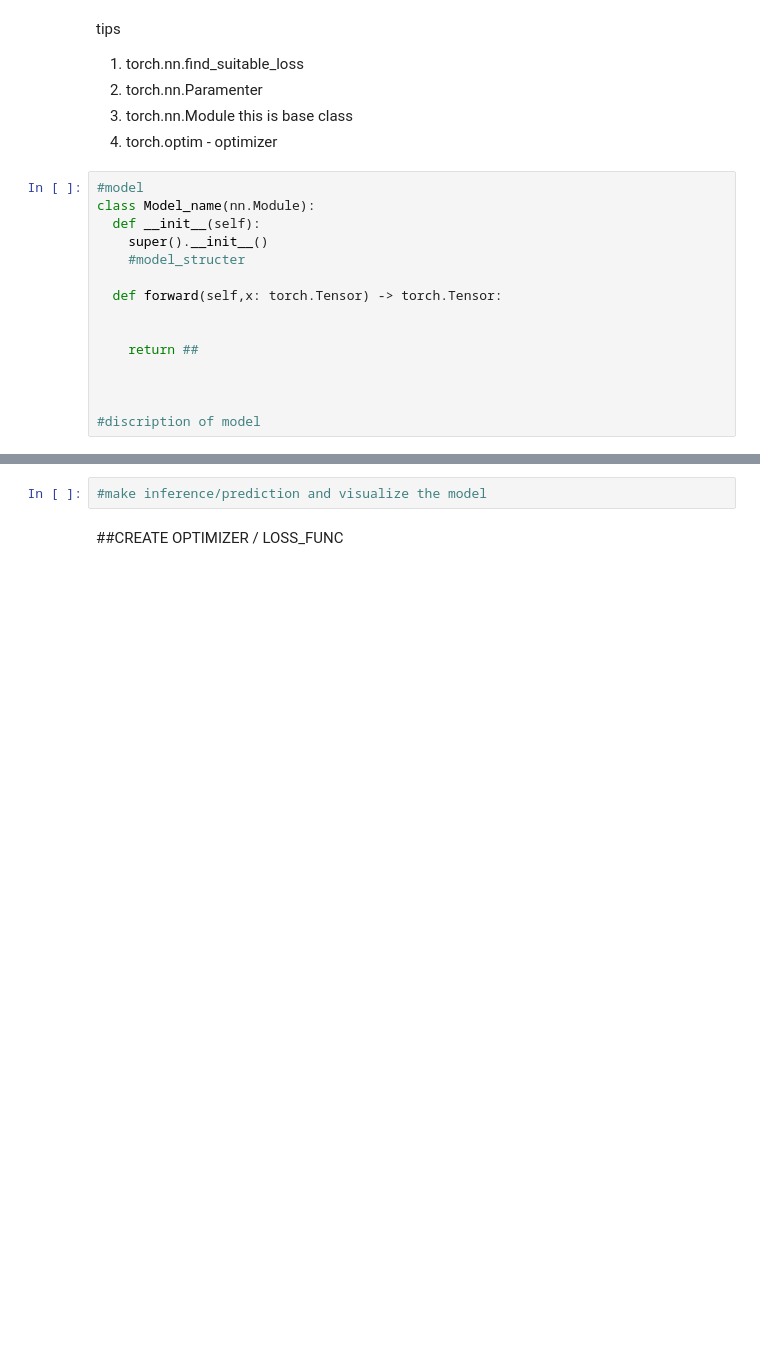
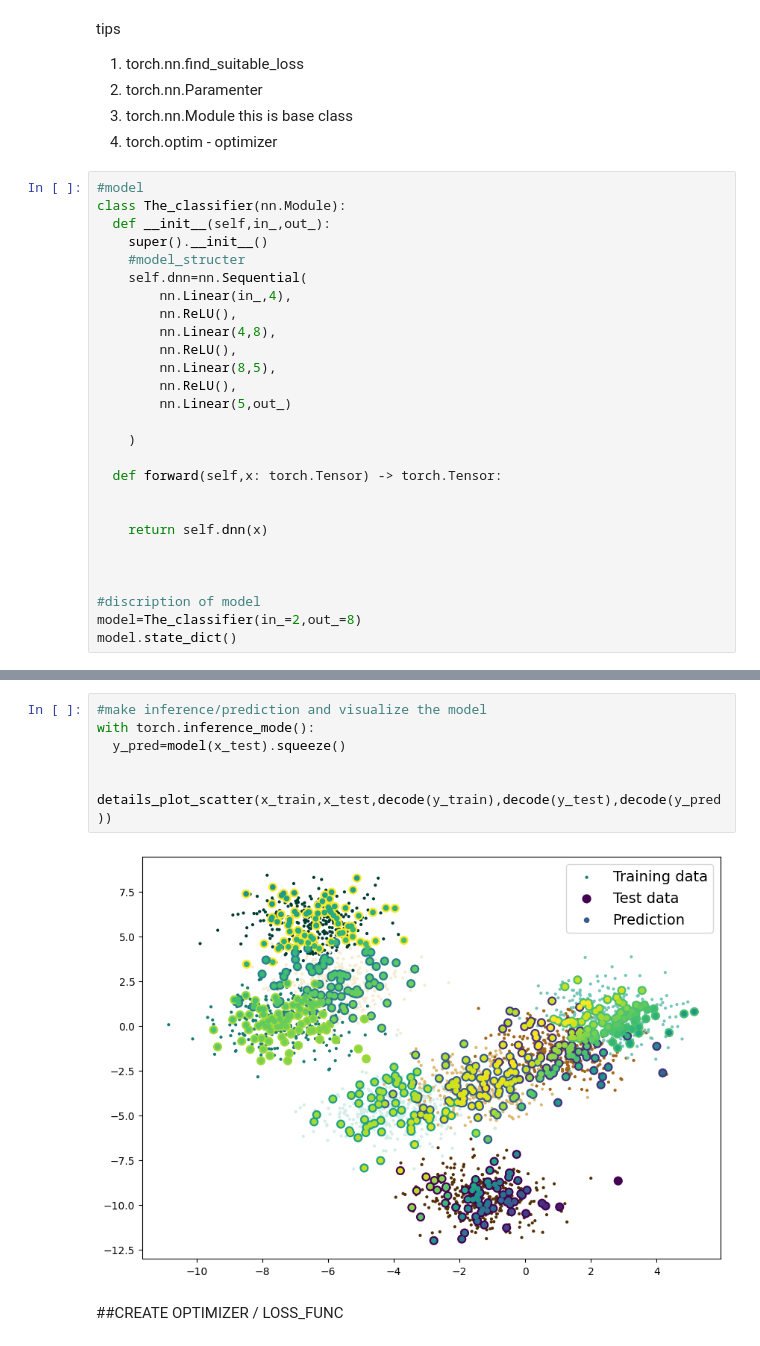
Before and after one commit to AhamedShimak/My-AI-Projects, a Jupyter notebook: multi_class_classifier_using_dnn.ipynb, the cells around one changed output, grey strips where cells are left out. Drawn from its saved outputs; the diff is of its cells as text; blank space fills up the shorter version.

```diff
--- a/multi_class_classifier_using_dnn.ipynb
+++ b/multi_class_classifier_using_dnn.ipynb
@@ -171,16 +206,28 @@ tips
 4. torch.optim - optimizer
 # %%
 #model
-class Model_name(nn.Module):
-  def __init__(self):
+class The_classifier(nn.Module):
+  def __init__(self,in_,out_):
     super().__init__()
     #model_structer
+    self.dnn=nn.Sequential(
+        nn.Linear(in_,4),
+        nn.ReLU(),
+        nn.Linear(4,8),
+        nn.ReLU(),
+        nn.Linear(8,5),
+        nn.ReLU(),
+        nn.Linear(5,out_)
+
+    )
 
   def forward(self,x: torch.Tensor) -> torch.Tensor:
 
 
-    return ##
+    return self.dnn(x)
 
 
 
 #discription of model
+model=The_classifier(in_=2,out_=8)
+model.state_dict()
@@ -187,5 +252,12 @@ class Model_name(nn.Module):
 # %%
 #make inference/prediction and visualize the model
+with torch.inference_mode():
+  y_pred=model(x_test).squeeze()
+
+
+details_plot_scatter(x_train,x_test,decode(y_train),decode(y_test),decode(y_pred))
+# %% [output]
+[figure, added]
 # %% [markdown]
 ##CREATE OPTIMIZER / LOSS_FUNC
 # %%
```
Also changed, not shown: parts of 18 cells of this notebook.
